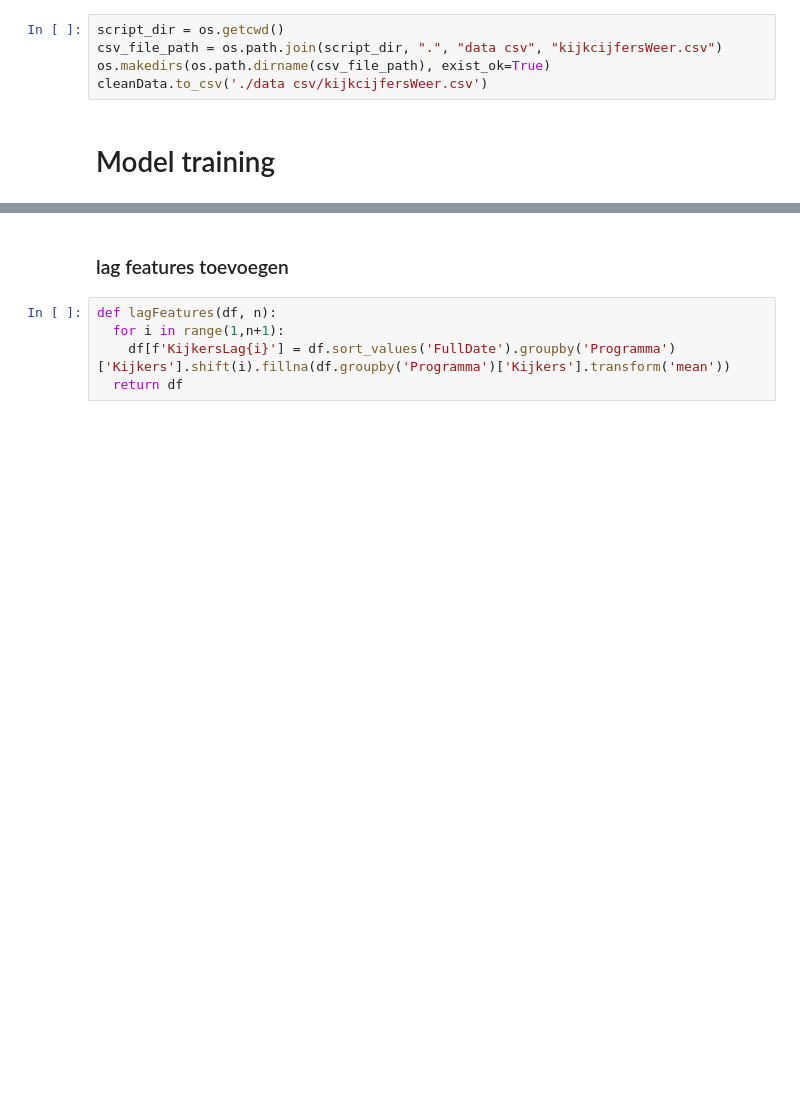
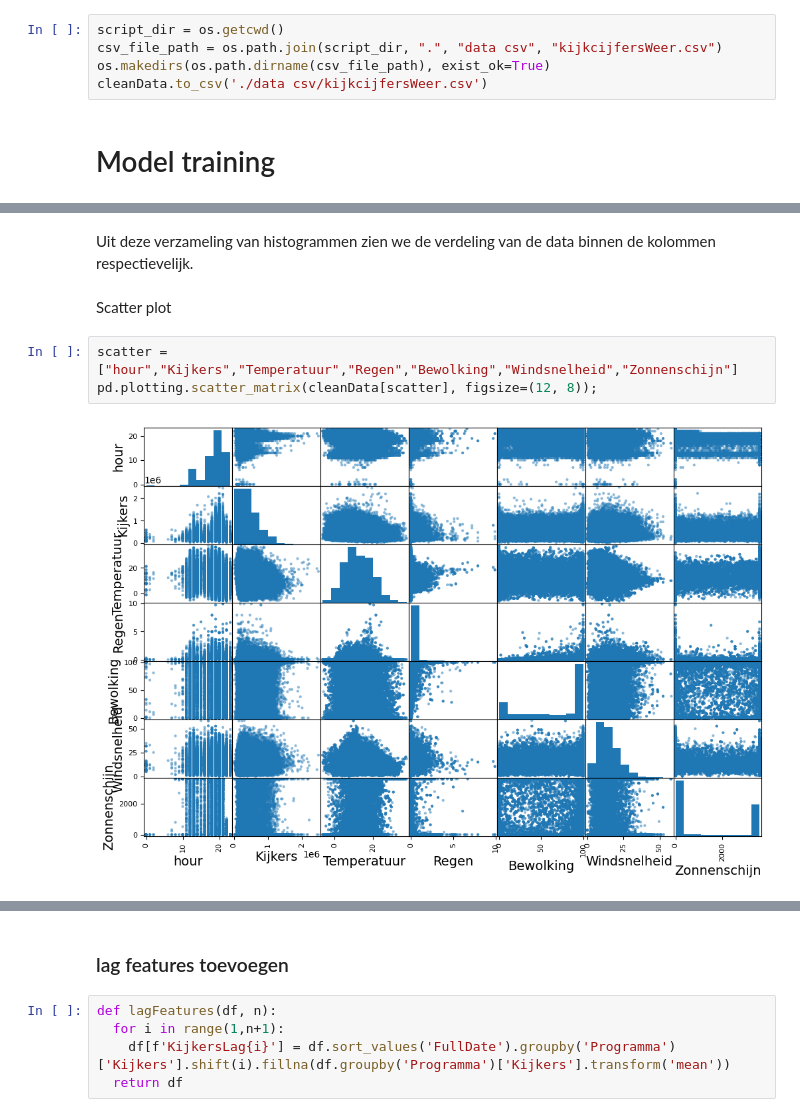
Before and after one commit to zhebii/ML_project_kijkcijfers, a Jupyter notebook: full_ipynb.ipynb, the cells around one changed output, grey strips where cells are left out. Drawn from its saved outputs; the diff is of its cells as text; blank space fills up the shorter version.

```diff
--- a/full_ipynb.ipynb
+++ b/full_ipynb.ipynb
@@ -344,0 +365,9 @@ cleanData.sample(5)
+# %% [markdown]
+Uit deze verzameling van histogrammen zien we de verdeling van de data binnen de kolommen respectievelijk.
+# %% [markdown]
+Scatter plot
+# %%
+scatter = ["hour","Kijkers","Temperatuur","Regen","Bewolking","Windsnelheid","Zonnenschijn"]
+pd.plotting.scatter_matrix(cleanData[scatter], figsize=(12, 8));
+# %% [output]
+[figure, added]
```
Also changed, not shown: parts of 44 cells of this notebook, 9 other files.
